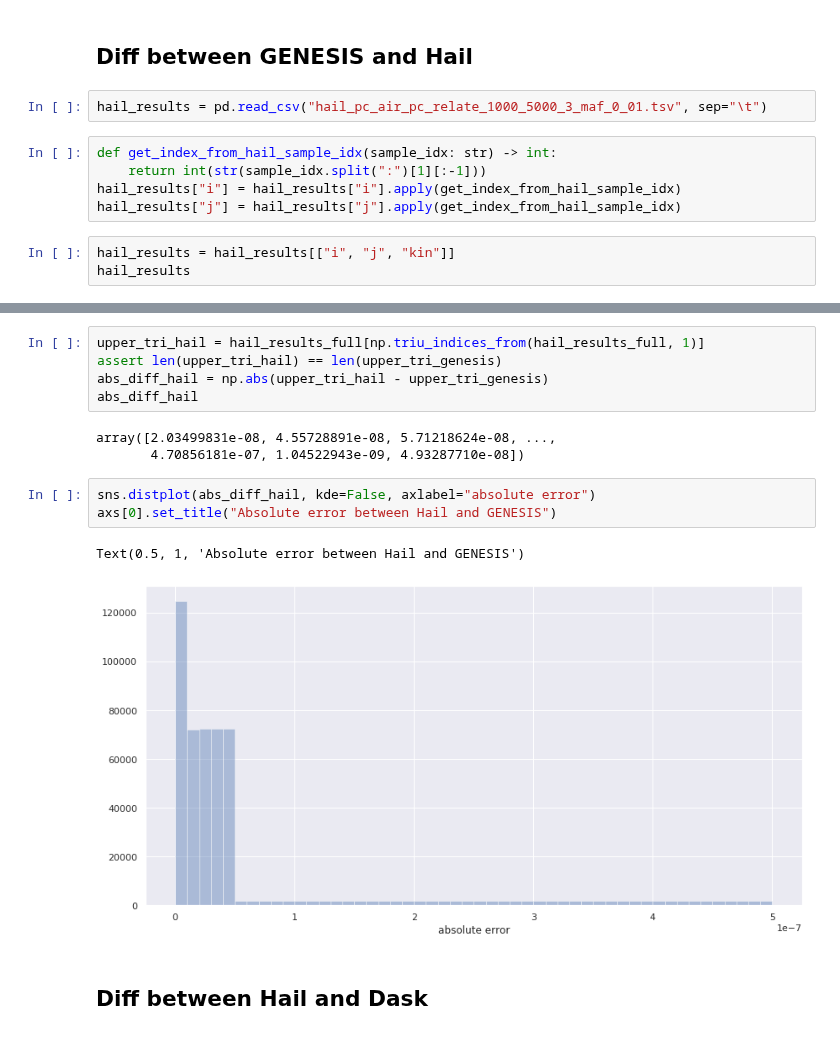
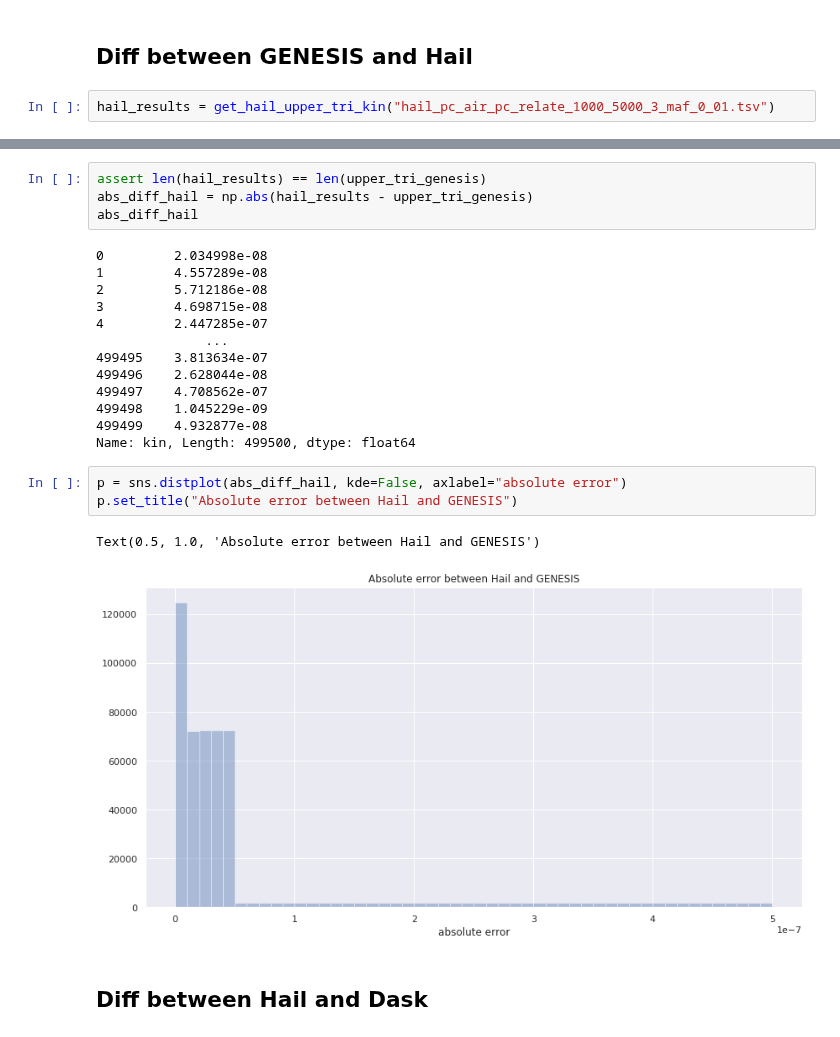
Before and after one commit to related-sciences/gwas-analysis, a Jupyter notebook: notebooks/platform/xarray/pc_relate/pc_relate.ipynb, the cells around one changed output, grey strips where cells are left out. Drawn from its saved outputs; the diff is of its cells as text.

```diff
--- a/notebooks/platform/xarray/pc_relate/pc_relate.ipynb
+++ b/notebooks/platform/xarray/pc_relate/pc_relate.ipynb
@@ -345,12 +454,4 @@ phi_dup[0, 1000].compute()
 # %% [markdown]
 ## Diff between GENESIS and Hail
 # %%
-hail_results = pd.read_csv("hail_pc_air_pc_relate_1000_5000_3_maf_0_01.tsv", sep="\t")
+hail_results = get_hail_upper_tri_kin("hail_pc_air_pc_relate_1000_5000_3_maf_0_01.tsv")
-# %%
-def get_index_from_hail_sample_idx(sample_idx: str) -> int:
-    return int(str(sample_idx.split(":")[1][:-1]))
-hail_results["i"] = hail_results["i"].apply(get_index_from_hail_sample_idx)
-hail_results["j"] = hail_results["j"].apply(get_index_from_hail_sample_idx)
-# %%
-hail_results = hail_results[["i", "j", "kin"]]
-hail_results
@@ -393,17 +458,26 @@ array([[ 0.        ,  0.0015888 , -0.0017712 , ...,  0.0013332 ,
 # %%
-upper_tri_hail = hail_results_full[np.triu_indices_from(hail_results_full, 1)]
-assert len(upper_tri_hail) == len(upper_tri_genesis)
-abs_diff_hail = np.abs(upper_tri_hail - upper_tri_genesis)
+assert len(hail_results) == len(upper_tri_genesis)
+abs_diff_hail = np.abs(hail_results - upper_tri_genesis)
 abs_diff_hail
 # %% [output]
-array([2.03499831e-08, 4.55728891e-08, 5.71218624e-08, ...,
-       4.70856181e-07, 1.04522943e-09, 4.93287710e-08])
+0         2.034998e-08
+1         4.557289e-08
+2         5.712186e-08
+3         4.698715e-08
+4         2.447285e-07
+              ...
+499495    3.813634e-07
+499496    2.628044e-08
+499497    4.708562e-07
+499498    1.045229e-09
+499499    4.932877e-08
+Name: kin, Length: 499500, dtype: float64
 # %%
-sns.distplot(abs_diff_hail, kde=False, axlabel="absolute error")
-axs[0].set_title("Absolute error between Hail and GENESIS")
+p = sns.distplot(abs_diff_hail, kde=False, axlabel="absolute error")
+p.set_title("Absolute error between Hail and GENESIS")
 # %% [output]
-Text(0.5, 1, 'Absolute error between Hail and GENESIS')
+Text(0.5, 1.0, 'Absolute error between Hail and GENESIS')
-[figure, old version]
+[figure, new version]
 # %% [markdown]
 ## Diff between Hail and Dask
 # %%
```
Also changed, not shown: parts of 24 cells of this notebook, 5 other files.
